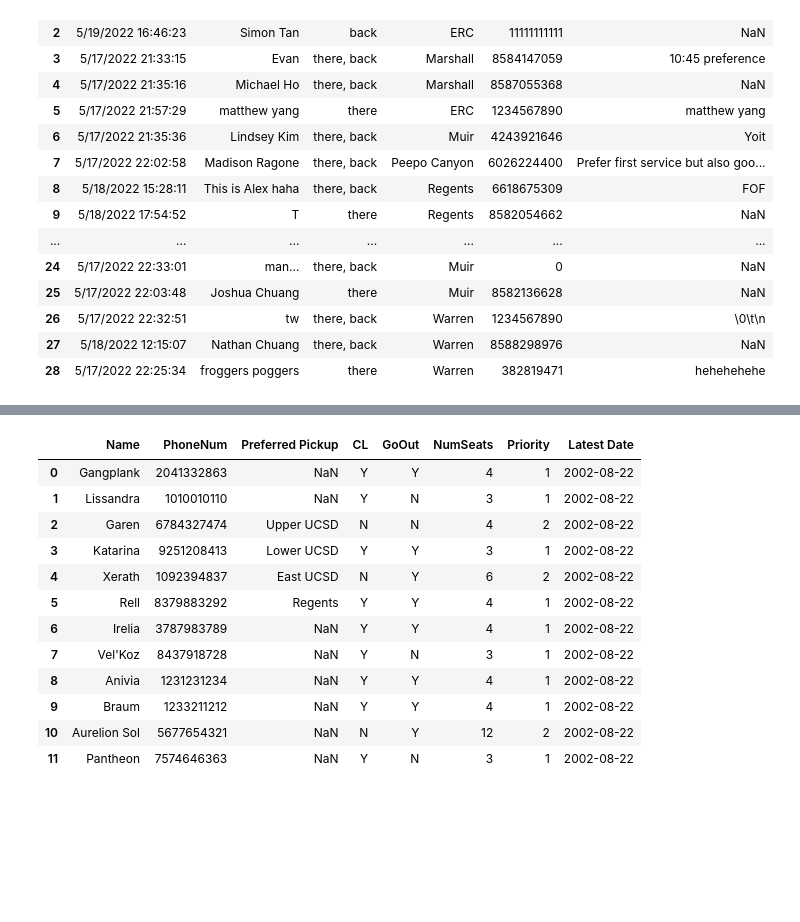
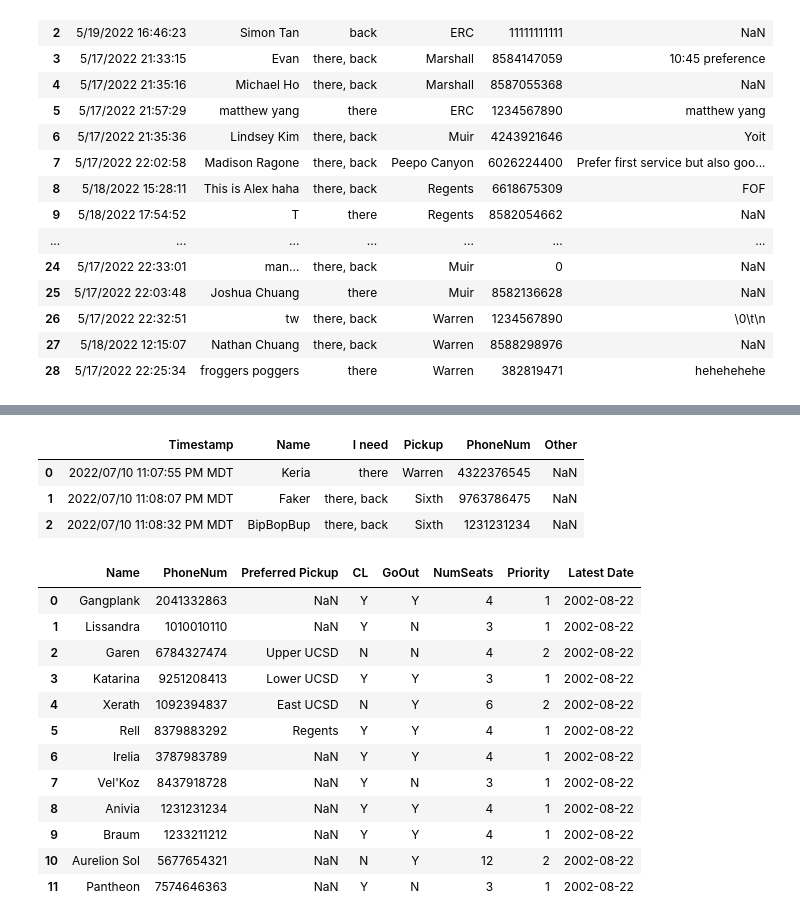
Before and after one commit to mYang25/CollegeLife-Rides-App, a Jupyter notebook: EwDataScience.ipynb, the cells around one changed output, grey strips where cells are left out. Cells and saved outputs as stored; diff of their text form; code cells hidden in the pictures; blank space fills up the shorter version.

```diff
--- a/EwDataScience.ipynb
+++ b/EwDataScience.ipynb
@@ -44,3 +56,12 @@ TypeError: argument of type 'NoneType' is not iterable
+# %%
+wrf = pd.read_csv('wrf.csv')
+
+wrf
+# %% [output]
+|  | Timestamp | Name | I need | Pickup | PhoneNum | Other |
+| 0 | 2022/07/10 11:07:55 PM MDT | Keria | there | Warren | 4322376545 | NaN |
+| 1 | 2022/07/10 11:08:07 PM MDT | Faker | there, back | Sixth | 9763786475 | NaN |
+| 2 | 2022/07/10 11:08:32 PM MDT | BipBopBup | there, back | Sixth | 1231231234 | NaN |
 # %%
 import datetime
 from datetime import date
```
Also changed, not shown: parts of 2 cells of this notebook, 1 other file.
